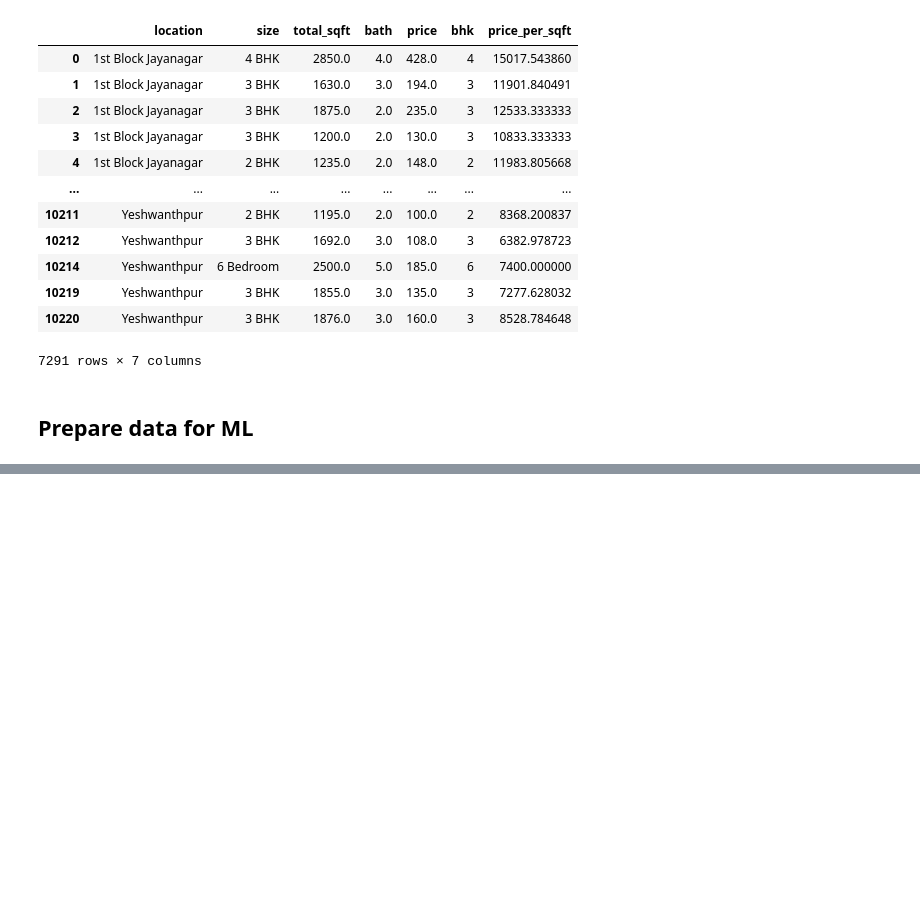
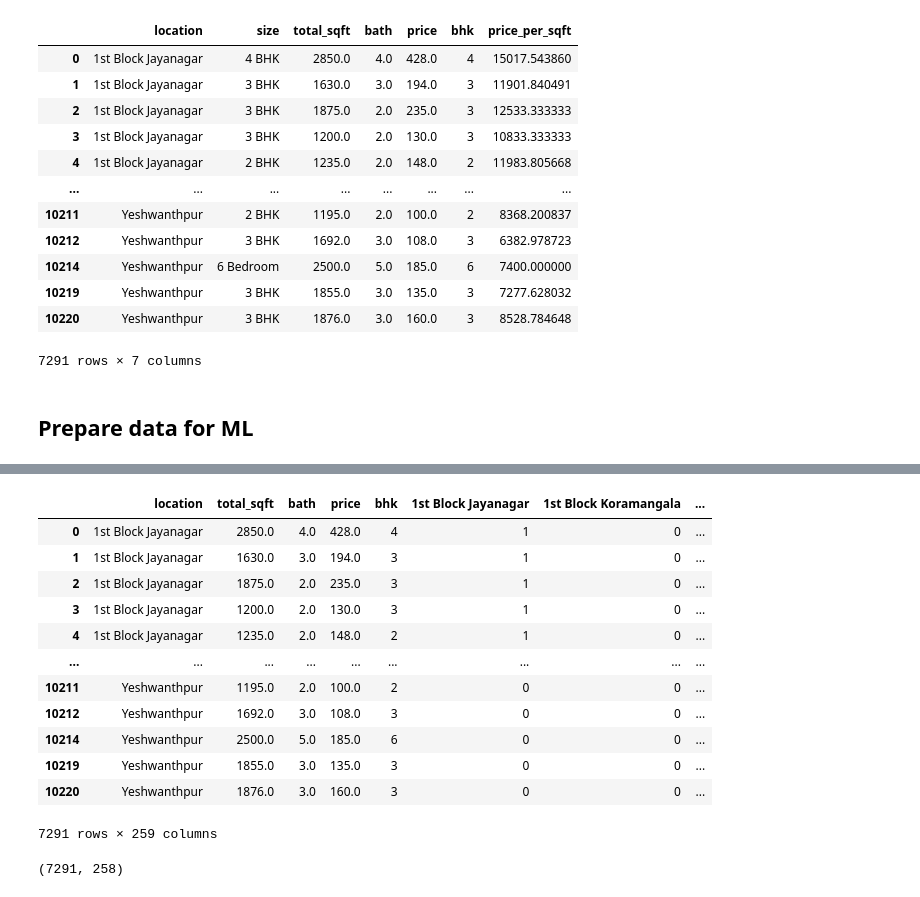
Before and after one commit to anantsinha/housing_price_prediction, a Jupyter notebook: housing_price_prediction.ipynb, the cells around one changed output, grey strips where cells are left out. Cells and saved outputs as stored; diff of their text form; code cells hidden in the pictures; blank space fills up the shorter version.

```diff
--- a/housing_price_prediction.ipynb
+++ b/housing_price_prediction.ipynb
@@ -131,7 +144,6 @@ def rangeToAvg (rang):
     if len(tokens) == 2:
         return (float(tokens[0]) + float(tokens[1]))/2
     try:
-        return float(rang)
     except:
         return rang
 # %%
@@ -414,0 +417,2 @@ housing_prices
+# %%
+housing_prices.drop(['size', 'price_per_sqft'], axis = True, inplace = True)
@@ -414,0 +421,3 @@ housing_prices
+# %%
+dummies = pd.get_dummies(housing_prices['location'])
+dummies.columns
@@ -414,0 +434,17 @@ housing_prices
+# %%
+housing_prices = pd.concat([housing_prices, dummies.drop('Other', axis = 'columns')], axis = 'columns')
+housing_prices
+# %% [output]
+|  | location | total_sqft | bath | price | bhk | 1st Block Jayanagar | 1st Block Koramangala | ... |
+| 0 | 1st Block Jayanagar | 2850.0 | 4.0 | 428.0 | 4 | 1 | 0 | ... |
+| 1 | 1st Block Jayanagar | 1630.0 | 3.0 | 194.0 | 3 | 1 | 0 | ... |
+| 2 | 1st Block Jayanagar | 1875.0 | 2.0 | 235.0 | 3 | 1 | 0 | ... |
+| 3 | 1st Block Jayanagar | 1200.0 | 2.0 | 130.0 | 3 | 1 | 0 | ... |
+| 4 | 1st Block Jayanagar | 1235.0 | 2.0 | 148.0 | 2 | 1 | 0 | ... |
+| ... | ... | ... | ... | ... | ... | ... | ... | ... |
+| 10211 | Yeshwanthpur | 1195.0 | 2.0 | 100.0 | 2 | 0 | 0 | ... |
+| 10212 | Yeshwanthpur | 1692.0 | 3.0 | 108.0 | 3 | 0 | 0 | ... |
+| 10214 | Yeshwanthpur | 2500.0 | 5.0 | 185.0 | 6 | 0 | 0 | ... |
+| 10219 | Yeshwanthpur | 1855.0 | 3.0 | 135.0 | 3 | 0 | 0 | ... |
+| 10220 | Yeshwanthpur | 1876.0 | 3.0 | 160.0 | 3 | 0 | 0 | ... |
+7291 rows × 259 columns
@@ -414,0 +453,4 @@ housing_prices
+# %%
+housing_prices.shape
+# %% [output]
+(7291, 258)
```
Also changed, not shown: parts of 22 cells of this notebook.
